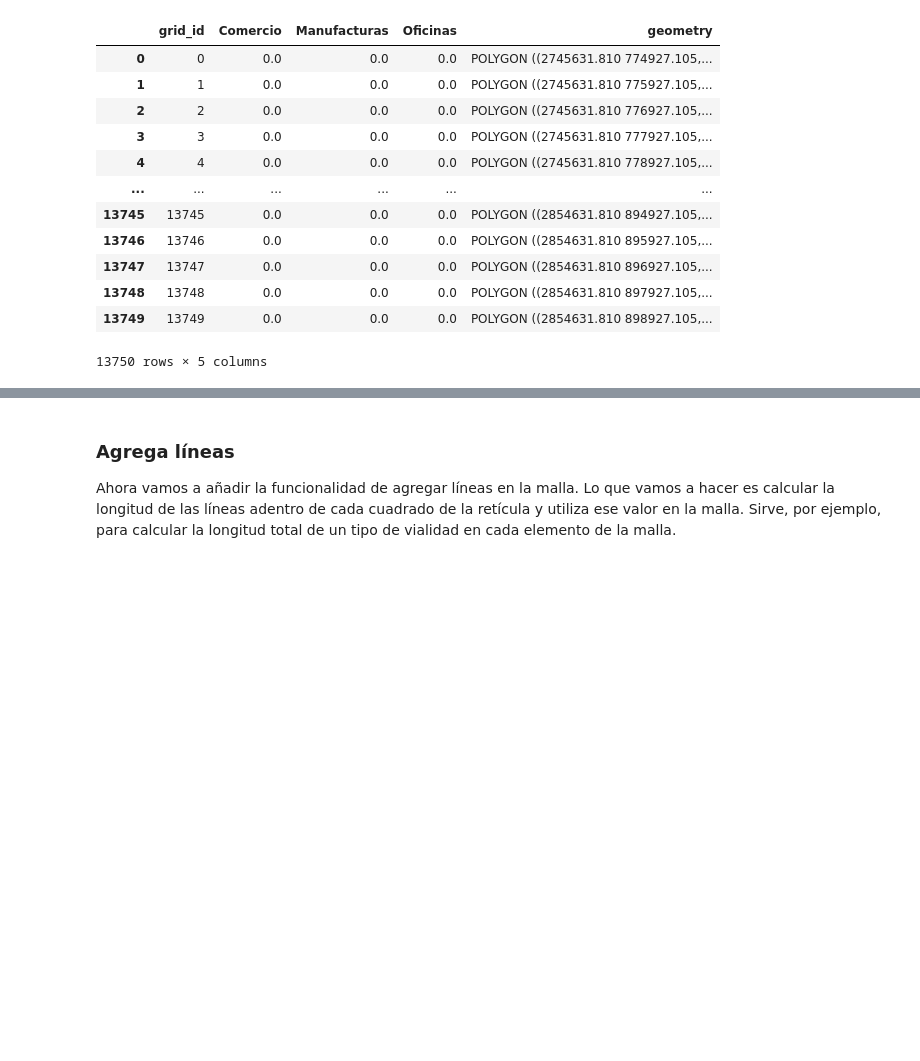
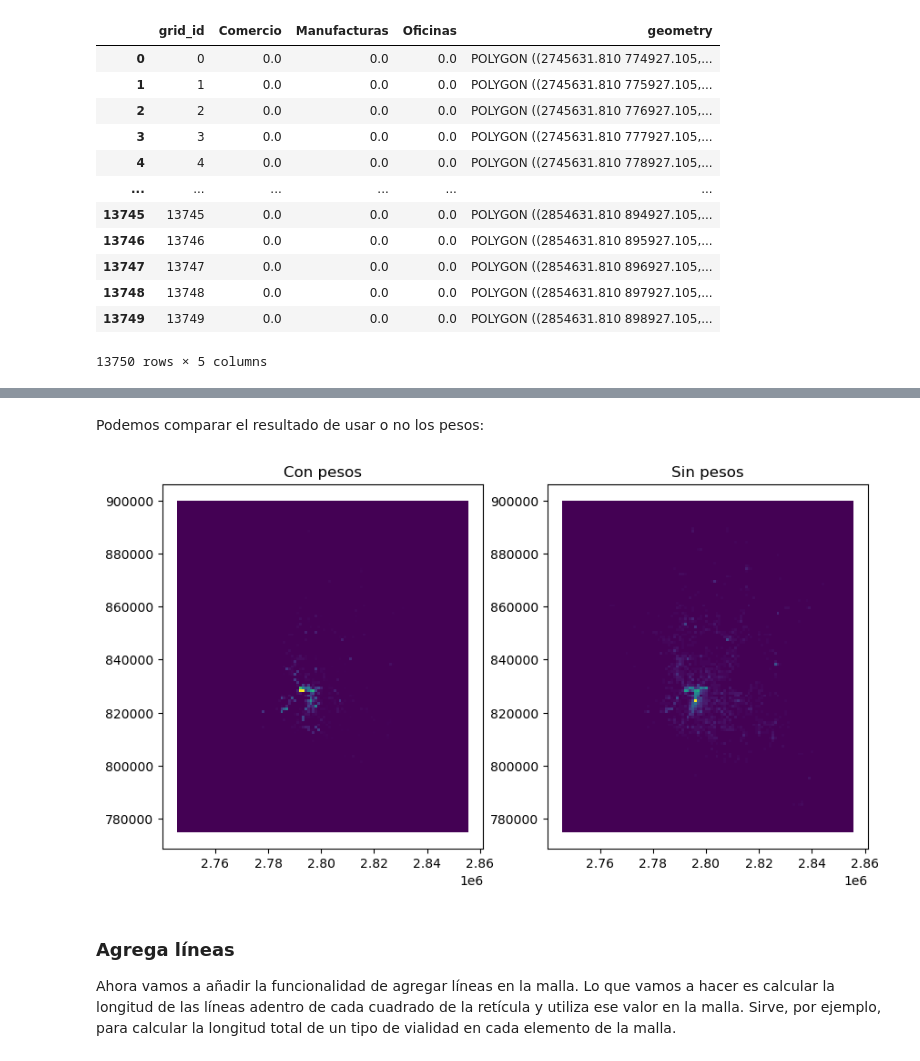
Before and after one commit to CentroGeo/pyLandUseMX, a Jupyter notebook: nbs/api/01_coberturas.ipynb, the cells around one changed output, grey strips where cells are left out. Drawn from its saved outputs; the diff is of its cells as text; code cells hidden in the pictures; blank space fills up the shorter version.

Commit message:
Agregar pesos a unidades del denue.

```diff
--- a/nbs/api/01_coberturas.ipynb
+++ b/nbs/api/01_coberturas.ipynb
@@ -255,0 +285,13 @@ agregado.datos
+# %%
+pesos = {
+        '0 a 5 personas': 2,
+        '6 a 10 personas': 8,
+        '11 a 30 personas': 20,
+        '31 a 50 personas': 40,
+        '51 a 100 personas': 75,
+        '101 a 250 personas': 175,
+        '251 y más personas': 300
+        }
+usos_pesos = usos.pesa_unidades(pesos)
+agregado_pesos = malla.agrega_puntos(usos_pesos.datos, clasificacion='Categoria', pesos='pesos')
+agregado_pesos.datos
@@ -256,3 +312,13 @@ agregado.datos
+# %% [markdown]
+Podemos comparar el resultado de usar o no los pesos:
+# %%
+fig, (ax0, ax1) = plt.subplots(1,2, figsize=(10,20))
+ax0 = agregado_pesos.datos.plot('Oficinas', ax=ax0)
+ax0 = ax0.set_title("Con pesos")
+ax1 = agregado.datos.plot('Oficinas', ax=ax1)
+ax1 = ax1.set_title("Sin pesos")
+# %% [output]
+[figure, added]
 # %% [markdown]
 ### Agrega líneas
 
```
Also changed, not shown: parts of 7 cells of this notebook, 4 other files.
